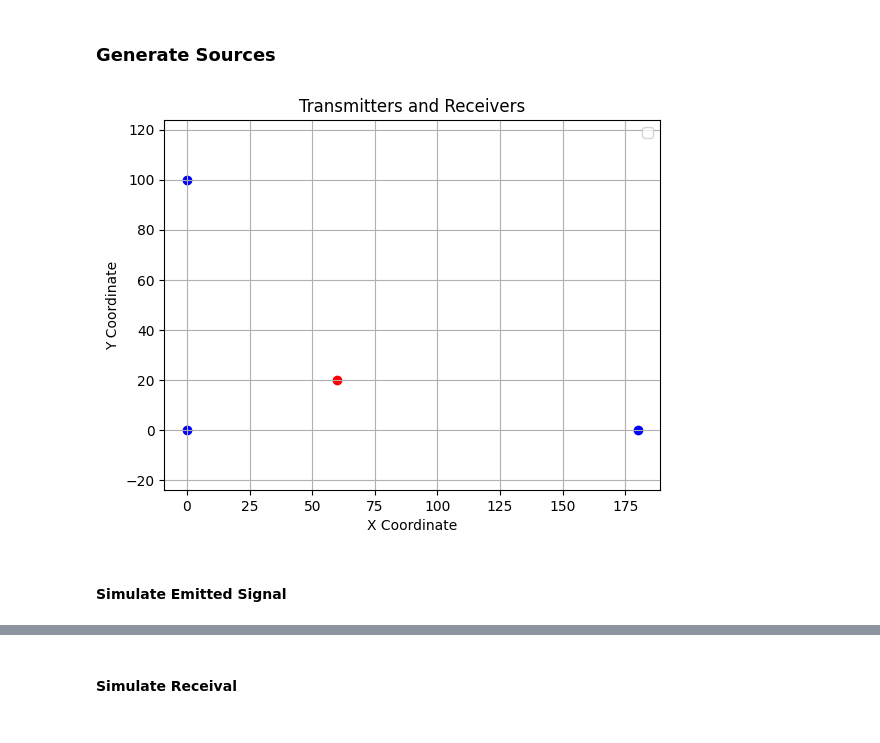
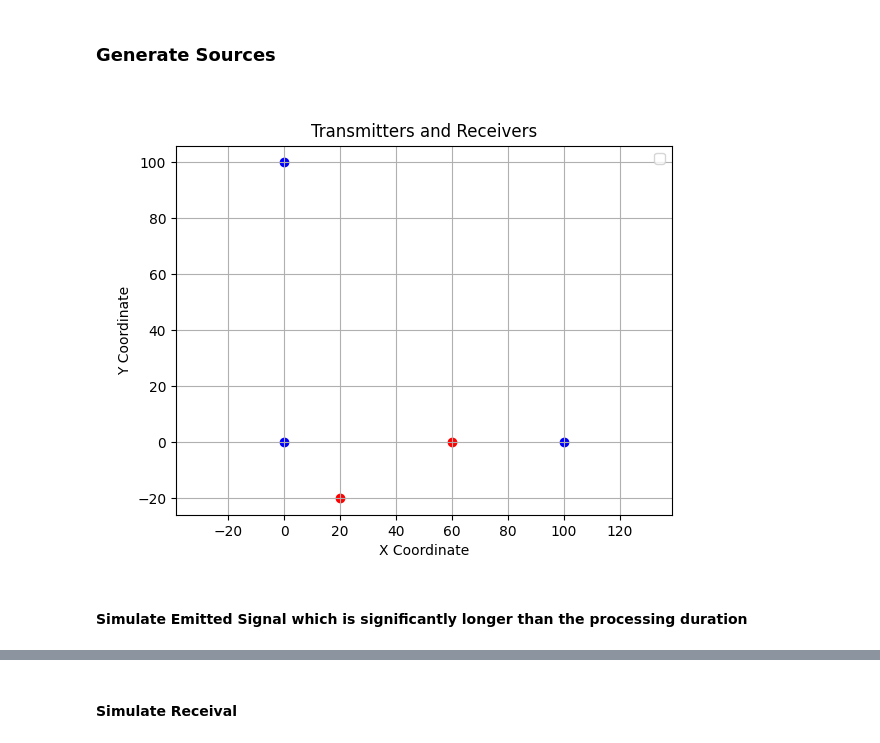
Before and after one commit to Sense-Scape/Python_Simulations, a Jupyter notebook: TDOA.ipynb, the cells around one changed output, grey strips where cells are left out. Cells and saved outputs as stored; diff of their text form; code cells hidden in the pictures.

```diff
--- a/TDOA.ipynb
+++ b/TDOA.ipynb
@@ -3,31 +7,37 @@
 # %%
 import matplotlib.pyplot as plt
 
 # Define transmitters and receivers using tuples
-transmitters = [[60,20]]
+transmitters = [[60,0], [20,-20]]
 
-receivers = [[0, 0], [180, 0], [0, 100]]
+receivers = [[0, 0], [100, 0], [0, 100]]
+
+plt.figure()
 
 # Plot transmitters
 for transmitter in transmitters:
     plt.scatter(transmitter[0], transmitter[1], color='red', label='Transmitter' if transmitter == (10, 10) else "")
 
 # Plot receivers
 for receiver in receivers:
     plt.scatter(receiver[0], receiver[1], color='blue', label='Receiver' if receiver == (0, 0) else "")
 
 # Add labels and title
 plt.xlabel('X Coordinate')
 plt.ylabel('Y Coordinate')
 plt.title('Transmitters and Receivers')
 plt.legend()
 plt.grid()
 plt.axis('equal')
 plt.show()
+
+# Figure out how many samples to prepend
+number_of_receivers = len(receivers)
+number_of_transmitters = len(transmitters)
 # %% [output]
-[figure, old version]
+[figure, new version]
 # %% [markdown]
-#### Simulate Emitted Signal
+#### Simulate Emitted Signal which is significantly longer than the processing duration
 # %%
 import numpy as np
 
```
Also changed, not shown: parts of 11 cells of this notebook, 12 other files.
